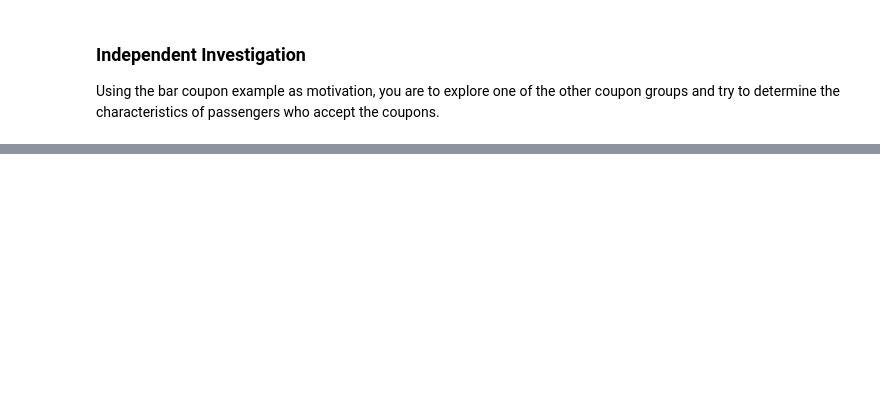
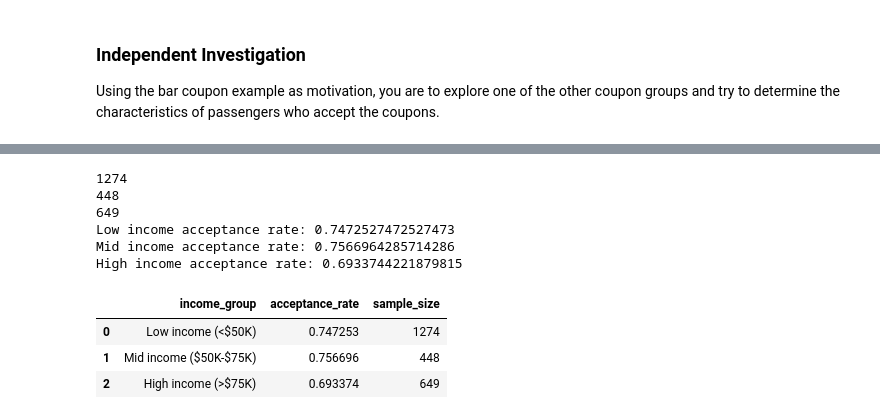
Before and after one commit to mateovargas/coupon-acceptance, a Jupyter notebook: prompt.ipynb, the cells around one changed output, grey strips where cells are left out. Saved outputs shown, nothing was run; the diff lists cells and outputs as text; code cells hidden in the pictures; blank space fills up the shorter version.

```diff
--- a/prompt.ipynb
+++ b/prompt.ipynb
@@ -487,0 +581,20 @@ Using the bar coupon example as motivation, you are to explore one of the other
+# %%
+carryaway_data["age_num"] = pd.to_numeric(carryaway_data["age"], errors="coerce")
+
+under_thirty = carryaway_data[carryaway_data["age_num"] < 30]
+over_thirty = carryaway_data.drop(under_thirty.index)
+print(under_thirty.shape[0])
+print(over_thirty.shape[0])
+
+under_thirty_acceptance_rate = under_thirty['Y'].mean()
+over_thirty_acceptance_rate = over_thirty['Y'].mean()
+print("Under 30 acceptance rate:", under_thirty_acceptance_rate)
+print("30 and over acceptance rate:", over_thirty_acceptance_rate)
+
+summary_age = pd.DataFrame({
+    "age_group": ["Under 30", "30 and over"],
+    "acceptance_rate": [under_thirty_acceptance_rate, over_thirty_acceptance_rate],
+    "sample_size": [under_thirty.shape[0], over_thirty.shape[0]]
+})
+
+summary_age.head()
@@ -487,0 +648,50 @@ Using the bar coupon example as motivation, you are to explore one of the other
+# %%
+carryaway_data["income"] = carryaway_data["income"].astype(str).str.strip()
+
+mid_income = [
+    "$50000 - $62499",
+    "$62500 - $74999"
+]
+
+high_income = [
+    "$75000 - $87499",
+    "$87500 - $99999",
+    "$100000 or More"
+]
+
+is_low_income = carryaway_data["income"].isin(low_income)
+is_mid_income = carryaway_data["income"].isin(mid_income)
+is_high_income = carryaway_data["income"].isin(high_income)
+
+low_income_group = carryaway_data[is_low_income]
+mid_income_group = carryaway_data[is_mid_income]
+high_income_group = carryaway_data[is_high_income]
+print(low_income_group.shape[0])
+print(mid_income_group.shape[0])
+print(high_income_group.shape[0])
+
+low_income_accept = low_income_group["Y"].mean()
+mid_income_accept = mid_income_group["Y"].mean()
+high_income_accept = high_income_group["Y"].mean()
+print("Low income acceptance rate:", low_income_accept)
+print("Mid income acceptance rate:", mid_income_accept)
+print("High income acceptance rate:", high_income_accept)
+
+summary_income = pd.DataFrame({
+    "income_group": ["Low income (<$50K)", "Mid income ($50K-$75K)", "High income (>$75K)"],
+    "acceptance_rate": [low_income_accept, mid_income_accept, high_income_accept],
+    "sample_size": [low_income_group.shape[0], mid_income_group.shape[0], high_income_group.shape[0]]
+})
+
+summary_income.head()
+# %% [output]
+1274
+448
+649
+Low income acceptance rate: 0.7472527472527473
+Mid income acceptance rate: 0.7566964285714286
+High income acceptance rate: 0.6933744221879815
+|  | income_group | acceptance_rate | sample_size |
+| 0 | Low income (<$50K) | 0.747253 | 1274 |
+| 1 | Mid income ($50K-$75K) | 0.756696 | 448 |
+| 2 | High income (>$75K) | 0.693374 | 649 |
```
Also changed, not shown: parts of 13 cells of this notebook, 1 other file.
